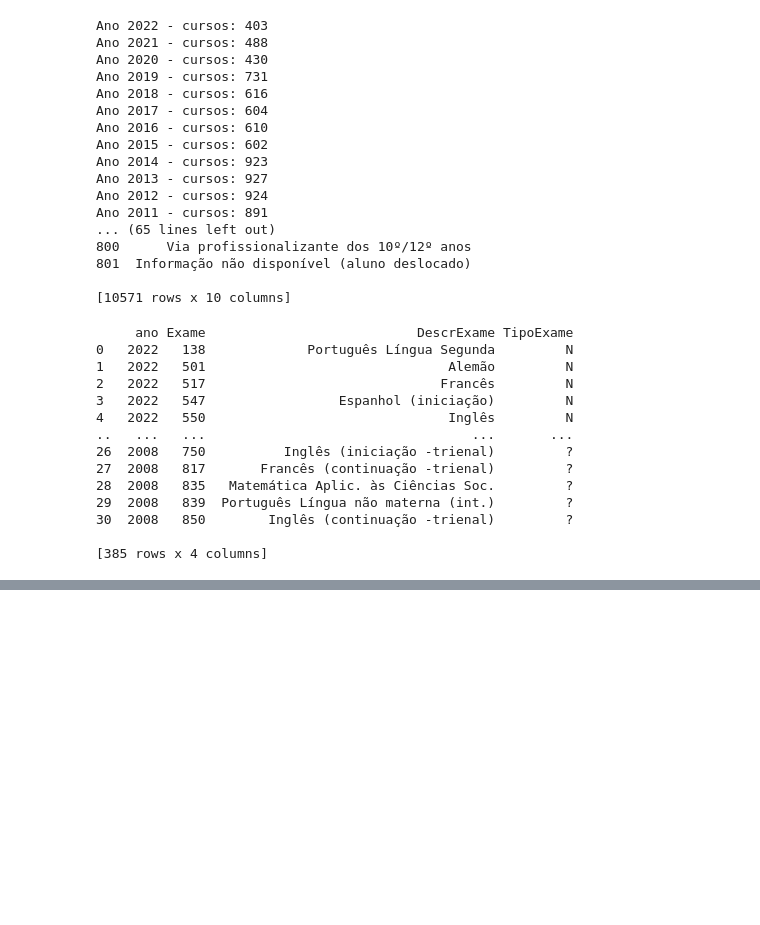
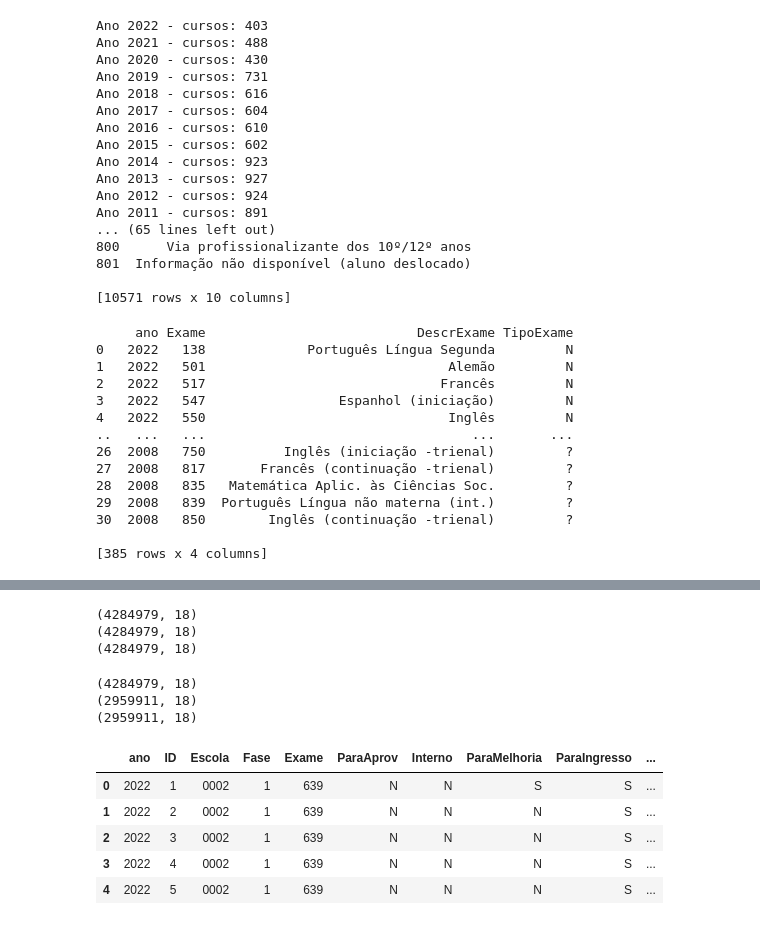
Before and after one commit to samueldatasci/ENES, a Jupyter notebook: code/Exploration.ipynb, the cells around one changed output, grey strips where cells are left out. Cells and saved outputs as stored; diff of their text form; code cells hidden in the pictures; blank space fills up the shorter version.

```diff
--- a/code/Exploration.ipynb
+++ b/code/Exploration.ipynb
@@ -27,6 +27,7 @@ dicParams['dataFolder'] = "C:/ENES/"
 dicParams['dataFolderZIP'] = dicParams['dataFolder'] + "ZIP/"
 dicParams['dataFolderMDB'] = dicParams['dataFolder'] + "MDB/"
 dicParams["FirstRun"] = False
+dicParams['dataFolderParquet'] = dicParams['dataFolder'] + "Parquet/"
 
 
 
@@ -646,0 +667,39 @@ print(dfExames)
+# %%
+# Delete from dfResultados where fase != 1
+print(dfResultados.shape)
+dfResultados = dfResultados[dfResultados["Fase"]=='1']
+
+print(dfResultados.shape)
+
+# Reset the index if needed
+dfResultados.reset_index(drop=True, inplace=True)
+
+print(dfResultados.shape)
+# %% [output]
+(4284979, 18)
+(4284979, 18)
+(4284979, 18)
+# %%
+# Delete from dfResultados where fase != 1
+print(dfResultados.shape)
+dfResultados = dfResultados[dfResultados["TemInterno"]=='S']
+
+print(dfResultados.shape)
+
+# Reset the index if needed
+dfResultados.reset_index(drop=True, inplace=True)
+
+print(dfResultados.shape)
+# %% [output]
+(4284979, 18)
+(2959911, 18)
+(2959911, 18)
+# %%
+dfResultados.head()
+# %% [output]
+|  | ano | ID | Escola | Fase | Exame | ParaAprov | Interno | ParaMelhoria | ParaIngresso | ... |
+| 0 | 2022 | 1 | 0002 | 1 | 639 | N | N | S | S | ... |
+| 1 | 2022 | 2 | 0002 | 1 | 639 | N | N | N | S | ... |
+| 2 | 2022 | 3 | 0002 | 1 | 639 | N | N | N | S | ... |
+| 3 | 2022 | 4 | 0002 | 1 | 639 | N | N | N | S | ... |
+| 4 | 2022 | 5 | 0002 | 1 | 639 | N | N | N | S | ... |
```
Also changed, not shown: parts of 9 cells of this notebook.
